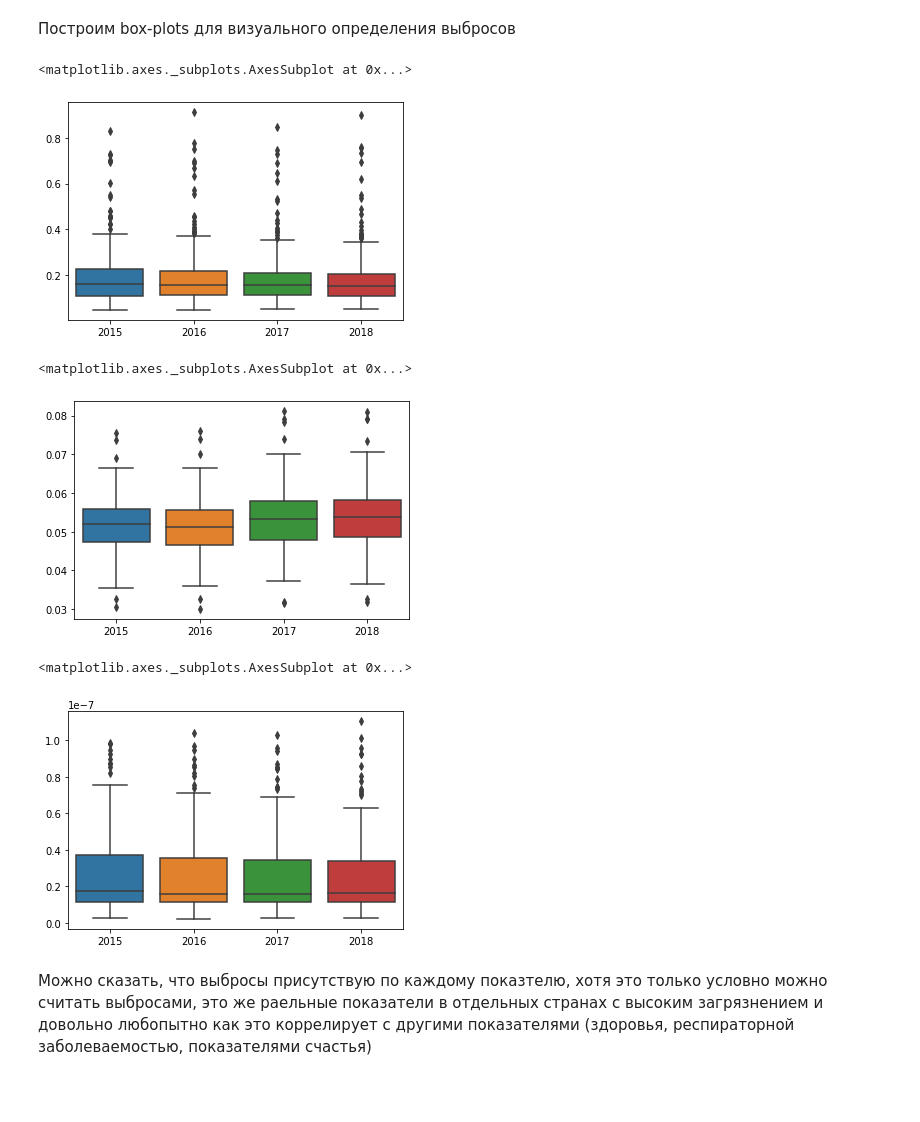
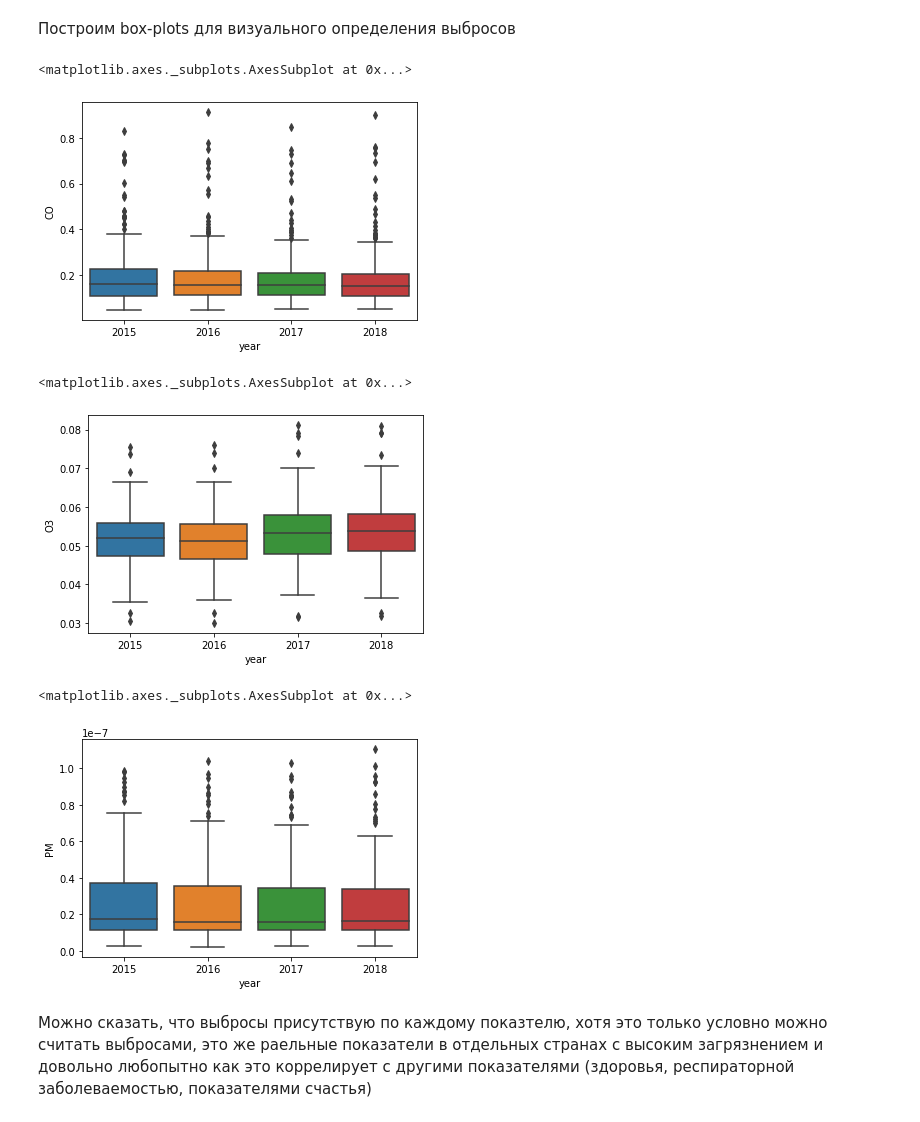
Before and after one commit to ekaterinatao/Pawlull, a Jupyter notebook: Team_Pawfull.ipynb, the cells around one changed output. Cells and saved outputs as stored; diff of their text form; code cells hidden in the pictures; blank space fills up the shorter version.

```diff
--- a/Team_Pawfull.ipynb
+++ b/Team_Pawfull.ipynb
@@ -133,20 +133,20 @@ PM_2015_2018
 # %%
 #PM_2015_2018.describe()
 # %%
-sns.boxplot(data=CO_2015_2018[[2015, 2016, 2017, 2018]])
+sns.boxplot(data=CO_2015_2018, y='CO', x='year')
 # %% [output]
 <matplotlib.axes._subplots.AxesSubplot at 0x...>
-[figure, old version]
+[figure, new version]
 # %%
-sns.boxplot(data=O3_2015_2018[[2015, 2016, 2017, 2018]])
+sns.boxplot(data=O3_2015_2018, y='O3', x='year')
 # %% [output]
 <matplotlib.axes._subplots.AxesSubplot at 0x...>
-[figure, old version]
+[figure, new version]
 # %%
-sns.boxplot(data=PM_2015_2018[[2015, 2016, 2017, 2018]])
+sns.boxplot(data=PM_2015_2018, y='PM', x='year')
 # %% [output]
 <matplotlib.axes._subplots.AxesSubplot at 0x...>
-[figure, old version]
+[figure, new version]
 # %% [markdown]
 Можно сказать, что выбросы присутствую по каждому показтелю, хотя это только условно можно считать выбросами, это же раельные показатели в отдельных странах с высоким загрязнением и довольно любопытно как это коррелирует с другими показателями (здоровья, респираторной заболеваемостью, показателями счастья)
 # %% [markdown]
```
Also changed, not shown: parts of 41 cells of this notebook.
